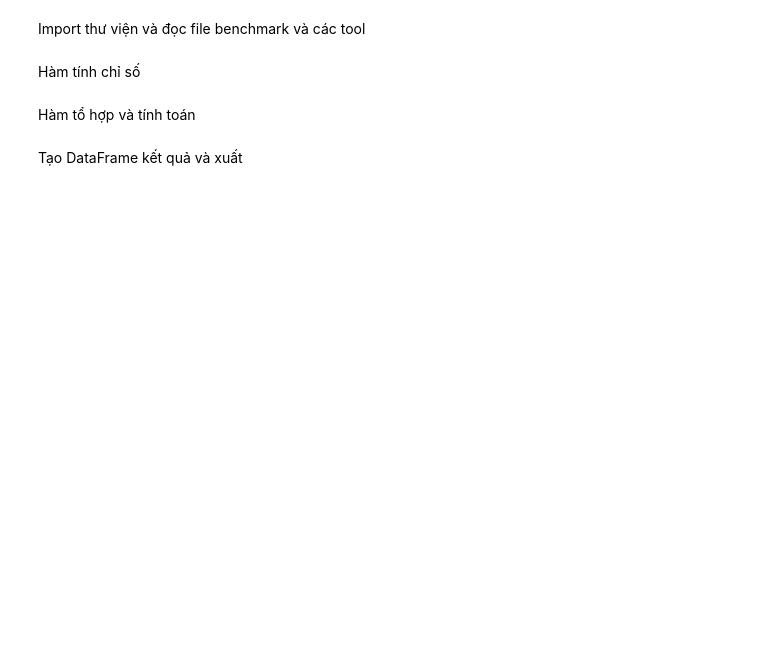
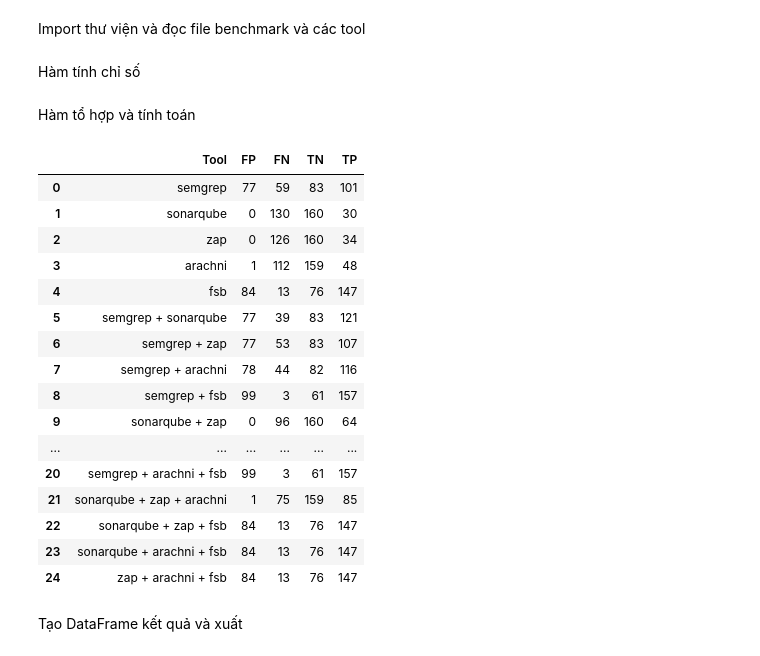
Before and after one commit to IPIN-0582/owasp-security-testing, a Jupyter notebook: notebook/combined_tool.ipynb, the cells around one changed output. Saved outputs shown, nothing was run; the diff lists cells and outputs as text; code cells hidden in the pictures; blank space fills up the shorter version.

```diff
--- a/notebook/combined_tool.ipynb
+++ b/notebook/combined_tool.ipynb
@@ -45,27 +45,51 @@ def calc_metrics(TP, FP, FN, TN):
 Hàm tổ hợp và tính toán
 # %%
 results = []
+results2 = []
 
 for n in [1, 2, 3]:
     for combo in itertools.combinations(tools.keys(), n):
         col_names = [f'Detected_{t}' for t in combo]
         combo_name = ' + '.join(combo)
 
         # Áp dụng 1ooN logic
         def eval_row(row):
             expected = row['Expected']
             detected = [row[col] for col in col_names]
             if expected:
                 return 'TP' if any(detected) else 'FN'
             else:
                 return 'FP' if any(detected) else 'TN'
 
         temp_df = benchmark.copy()
         temp_df['Eval'] = temp_df.apply(eval_row, axis=1)
         summary = temp_df['Eval'].value_counts().reindex(['TP', 'FP', 'FN', 'TN'], fill_value=0)
         metrics = calc_metrics(summary['TP'], summary['FP'], summary['FN'], summary['TN'])
 
         results.append([combo_name] + metrics)
+        results2.append([combo_name, summary['FP'], summary['FN'], summary['TN'], summary['TP']])
+
+# Xuất kết quả dạng bảng
+df_results = pd.DataFrame(results2, columns=['Tool', 'FP', 'FN', 'TN', 'TP'])
+display(df_results)
+# %% [output]
+|  | Tool | FP | FN | TN | TP |
+| 0 | semgrep | 77 | 59 | 83 | 101 |
+| 1 | sonarqube | 0 | 130 | 160 | 30 |
+| 2 | zap | 0 | 126 | 160 | 34 |
+| 3 | arachni | 1 | 112 | 159 | 48 |
+| 4 | fsb | 84 | 13 | 76 | 147 |
+| 5 | semgrep + sonarqube | 77 | 39 | 83 | 121 |
+| 6 | semgrep + zap | 77 | 53 | 83 | 107 |
+| 7 | semgrep + arachni | 78 | 44 | 82 | 116 |
+| 8 | semgrep + fsb | 99 | 3 | 61 | 157 |
+| 9 | sonarqube + zap | 0 | 96 | 160 | 64 |
+| ... | ... | ... | ... | ... | ... |
+| 20 | semgrep + arachni + fsb | 99 | 3 | 61 | 157 |
+| 21 | sonarqube + zap + arachni | 1 | 75 | 159 | 85 |
+| 22 | sonarqube + zap + fsb | 84 | 13 | 76 | 147 |
+| 23 | sonarqube + arachni + fsb | 84 | 13 | 76 | 147 |
+| 24 | zap + arachni + fsb | 84 | 13 | 76 | 147 |
 # %% [markdown]
 Tạo DataFrame kết quả và xuất
 # %%
```
Also changed, not shown: parts of 4 cells of this notebook, 1 other file.
